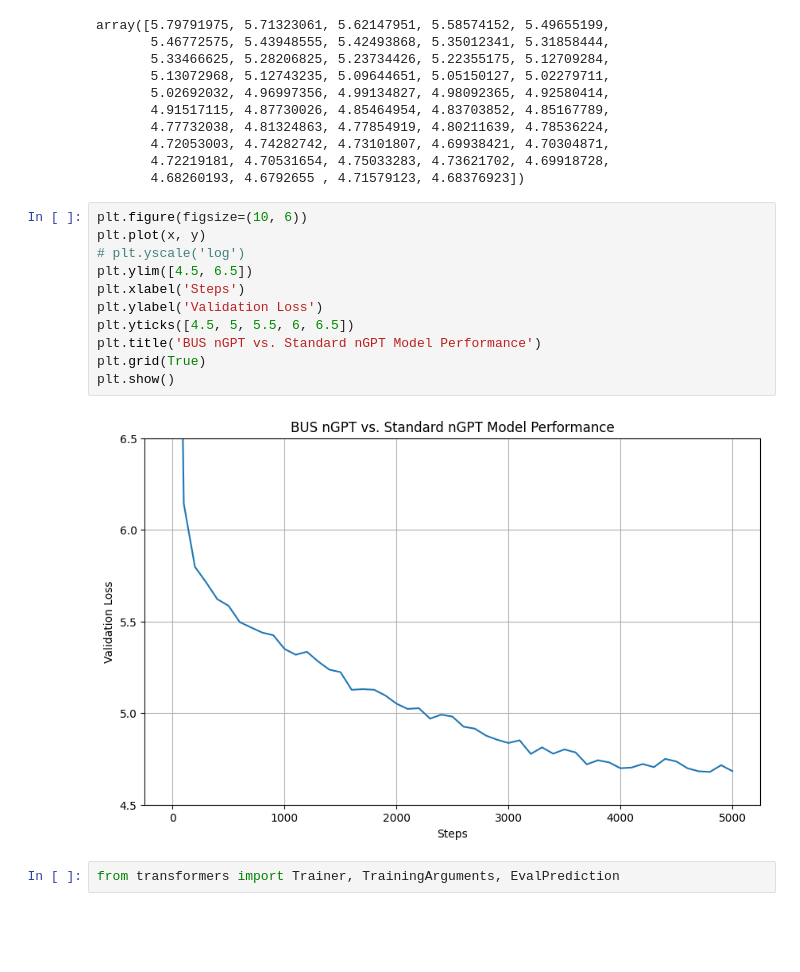
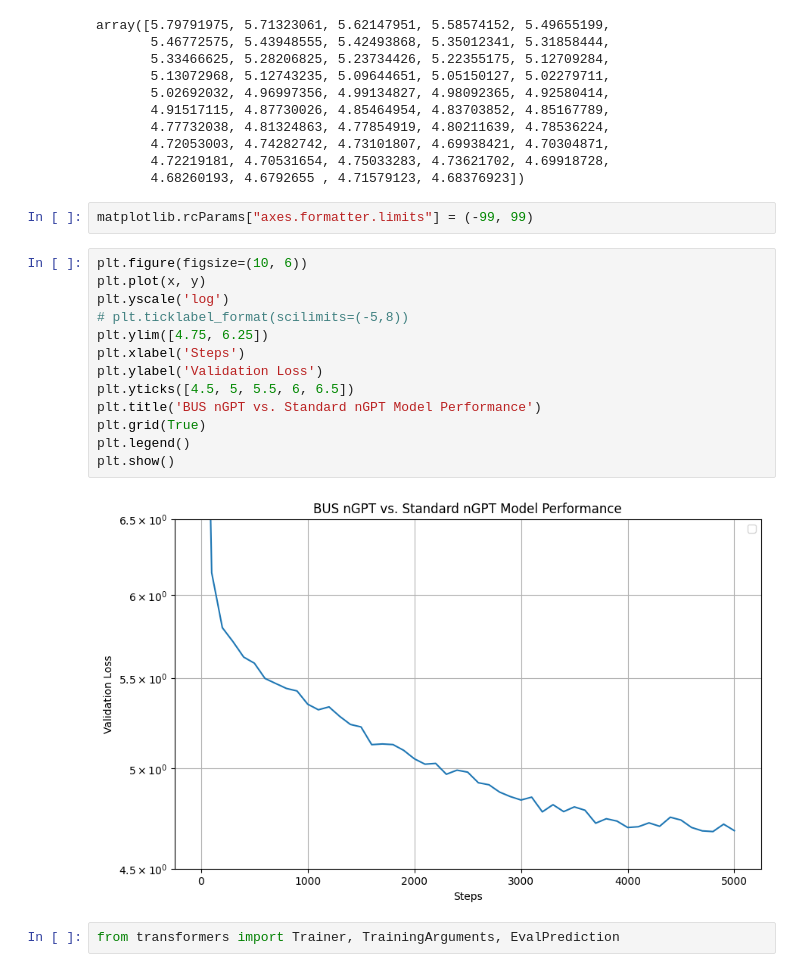
Before and after one commit to brianakl/bootstrapped_model_up_scaling, a Jupyter notebook: generate_data.ipynb, the cells around one changed output. Drawn from its saved outputs; the diff is of its cells as text; blank space fills up the shorter version.

```diff
--- a/generate_data.ipynb
+++ b/generate_data.ipynb
@@ -77,19 +78,23 @@ array([5.79791975, 5.71323061, 5.62147951, 5.58574152, 5.49655199,
        4.72053003, 4.74282742, 4.73101807, 4.69938421, 4.70304871,
        4.72219181, 4.70531654, 4.75033283, 4.73621702, 4.69918728,
        4.68260193, 4.6792655 , 4.71579123, 4.68376923])
+# %%
+matplotlib.rcParams["axes.formatter.limits"] = (-99, 99)
 # %%
 plt.figure(figsize=(10, 6))
 plt.plot(x, y)
-# plt.yscale('log')
-plt.ylim([4.5, 6.5])
+plt.yscale('log')
+# plt.ticklabel_format(scilimits=(-5,8))
+plt.ylim([4.75, 6.25])
 plt.xlabel('Steps')
 plt.ylabel('Validation Loss')
 plt.yticks([4.5, 5, 5.5, 6, 6.5])
 plt.title('BUS nGPT vs. Standard nGPT Model Performance')
 plt.grid(True)
+plt.legend()
 plt.show()
 # %% [output]
-[figure, old version]
+[figure, new version]
 # %%
 from transformers import Trainer, TrainingArguments, EvalPrediction
 # %% [output]
```
Also changed, not shown: parts of 1 cell of this notebook, 3 other files.
